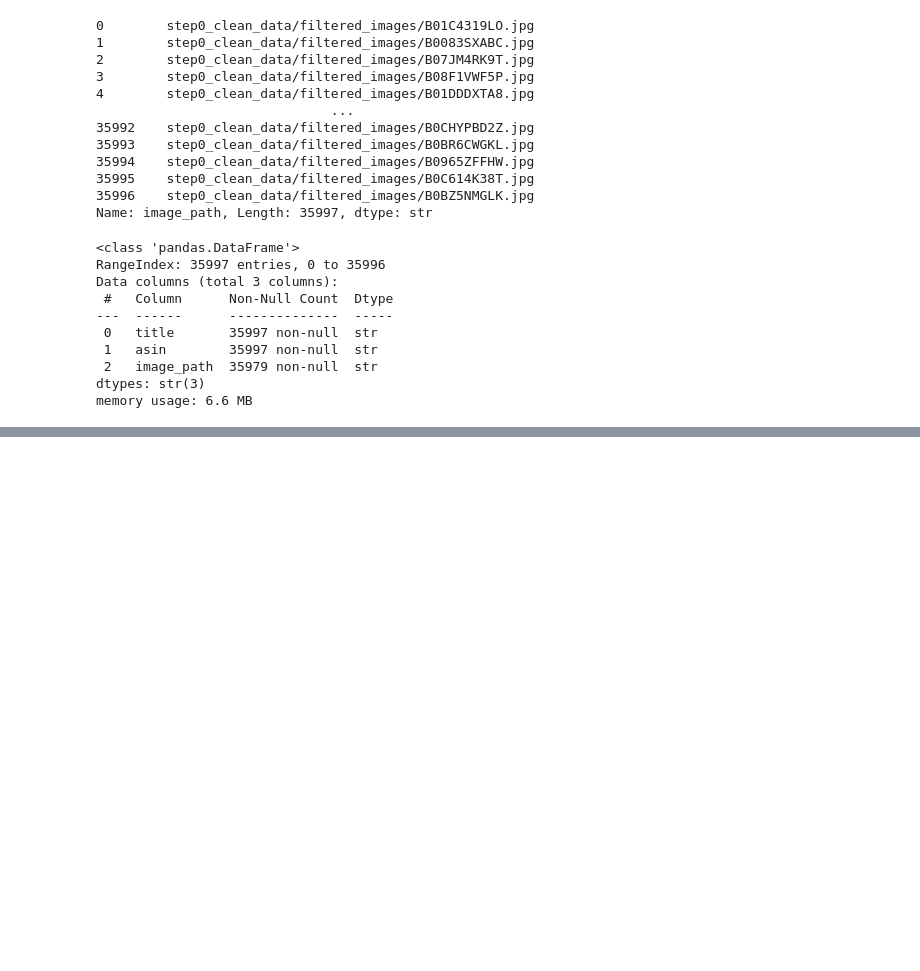
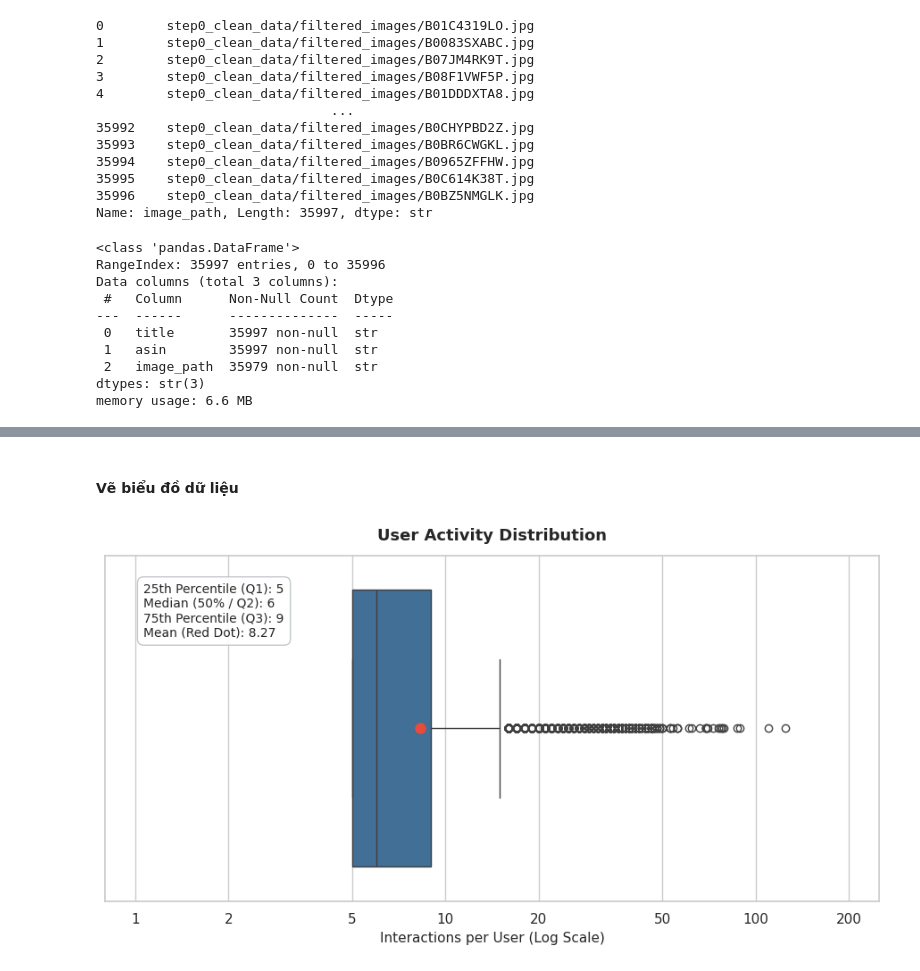
Before and after one commit to ThanhB18059162022/MMRec, a Jupyter notebook: preprocessing/step4_image_feature_extract/preprocess.ipynb, the cells around one changed output, grey strips where cells are left out. Drawn from its saved outputs; the diff is of its cells as text; code cells hidden in the pictures; blank space fills up the shorter version.

```diff
--- a/preprocessing/step4_image_feature_extract/preprocess.ipynb
+++ b/preprocessing/step4_image_feature_extract/preprocess.ipynb
@@ -177,0 +239,2 @@ df_filtered_image.to_parquet(os.path.join(PATH, "step4_image_feature_extract", "
+# %%
+df_ratings = pd.read_parquet(f"{PATH}/step0_clean_data/df_rating.parquet")
@@ -177,0 +391,2 @@ df_filtered_image.to_parquet(os.path.join(PATH, "step4_image_feature_extract", "
+# %% [markdown]
+#### Vẽ biểu đồ dữ liệu
@@ -177,0 +417,57 @@ df_filtered_image.to_parquet(os.path.join(PATH, "step4_image_feature_extract", "
+# %%
+plt.figure(figsize=(9, 5))
+
+ax = sns.boxplot(
+    x=user_activity,
+    color='#3470a3',
+    showmeans=True,
+    meanprops={
+        'marker': 'o',
+        'markerfacecolor': '#e74c3c',
+        'markeredgecolor': '#e74c3c',
+        'markersize': 8,
+    },
+)
+
+plt.title('User Activity Distribution', fontsize=13, fontweight='bold', pad=12)
+plt.xlabel('Interactions per User (Log Scale)', fontsize=11)
+plt.xscale('log')
+
+# ==============================================================================
+# BỔ SUNG / CẢI THIỆN TRỤC HOÀNH (X-AXIS) TẠI ĐÂY
+# ==============================================================================
+# 1. Định nghĩa các mốc hiển thị rõ ràng
+custom_ticks = [1, 2, 5, 10, 20, 50, 100, 200]
+plt.xticks(custom_ticks, [str(t) for t in custom_ticks])
+
+# 2. Chỉnh giới hạn trục hoành để hình hộp không dính sát lề trái
+plt.xlim(0.8, 250)
+# ==============================================================================
+
+# Khung chú thích
+u_box_text = (
+    f'25th Percentile (Q1): {u_q25:.0f}\n'
+    f'Median (50% / Q2): {u_q50:.0f}\n'
+    f'75th Percentile (Q3): {u_q75:.0f}\n'
+    f'Mean (Red Dot): {u_mean:.2f}'
+)
+plt.text(
+    0.05,
+    0.92,
+    u_box_text,
+    transform=ax.transAxes,
+    fontsize=10,
+    verticalalignment='top',
+    bbox=dict(
+        boxstyle='round,pad=0.5',
+        facecolor='white',
+        alpha=0.9,
+        edgecolor='#bdc3c7',
+    ),
+)
+
+plt.tight_layout()
+plt.savefig('user_activity_improved.png', dpi=300)
+plt.show()
+# %% [output]
+[figure, added]
```
Also changed, not shown: parts of 21 cells of this notebook.
